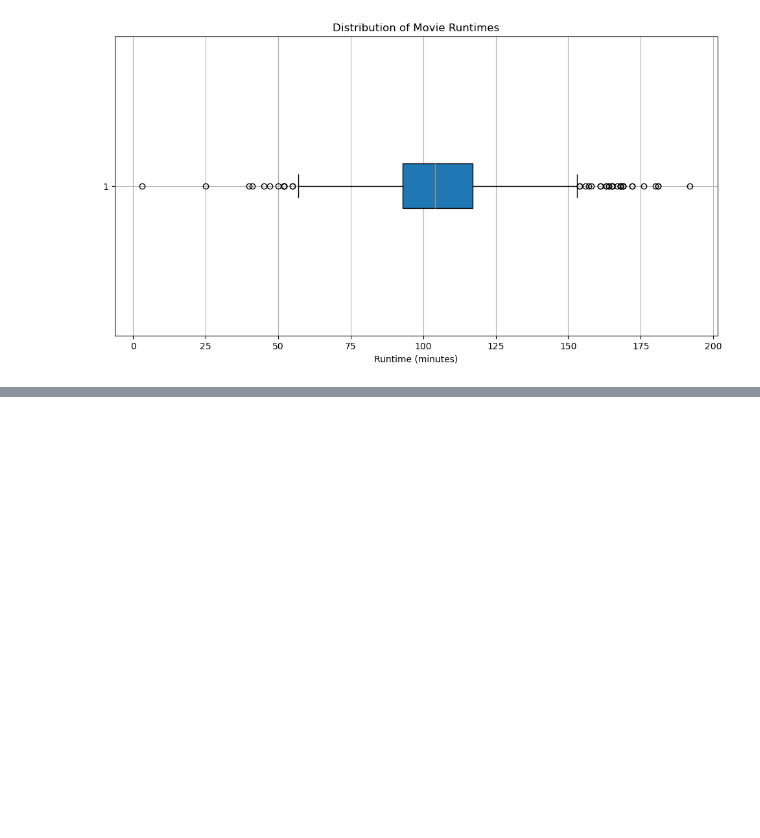
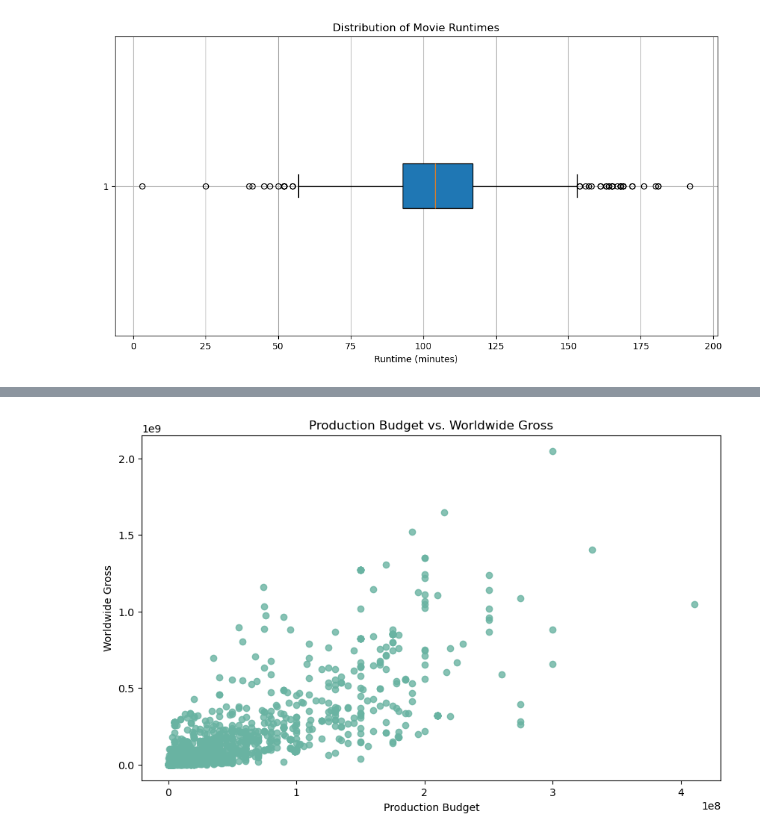
Before and after one commit to PaulMuniu/Microsoft-film-studios-data-analysis, a Jupyter notebook: student.ipynb, the cells around one changed output, grey strips where cells are left out. Saved outputs shown, nothing was run; the diff lists cells and outputs as text; code cells hidden in the pictures; blank space fills up the shorter version.

```diff
--- a/student.ipynb
+++ b/student.ipynb
@@ -873,0 +942,14 @@ We will use a boxplot to answer this.
+# %%
+# Creating a scatter plot, plotting Production budget vs Worldwide gross
+fig, ax = plt.subplots(figsize=(10, 6))
+ax.scatter(Production_Budget, Worldwide_Gross, color="#69b3a2", alpha=0.8)
+
+# Set labels and title
+ax.set_xlabel('Production Budget')
+ax.set_ylabel('Worldwide Gross')
+ax.set_title('Production Budget vs. Worldwide Gross')
+
+# Show plot
+plt.show();
+# %% [output]
+[figure, added]
```
Also changed, not shown: parts of 8 cells of this notebook.
